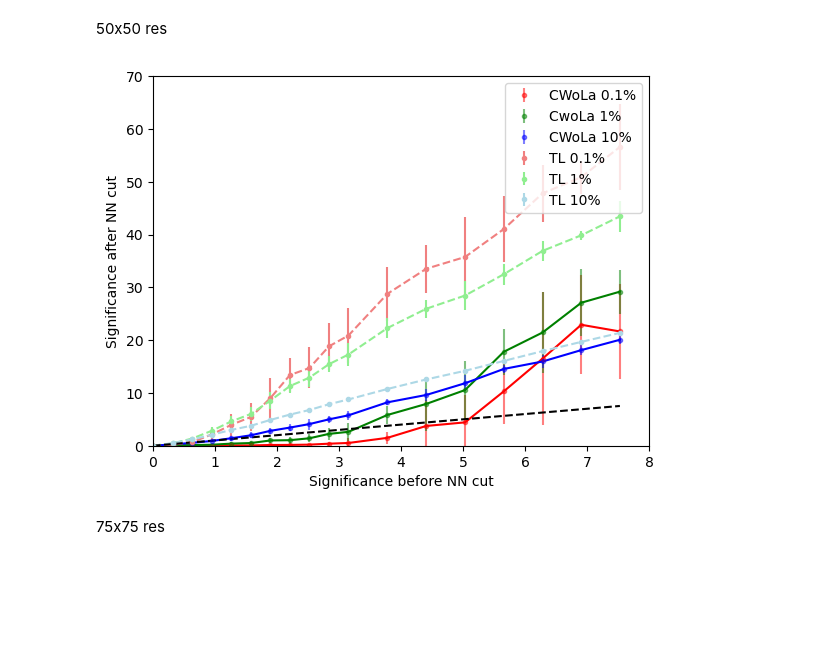
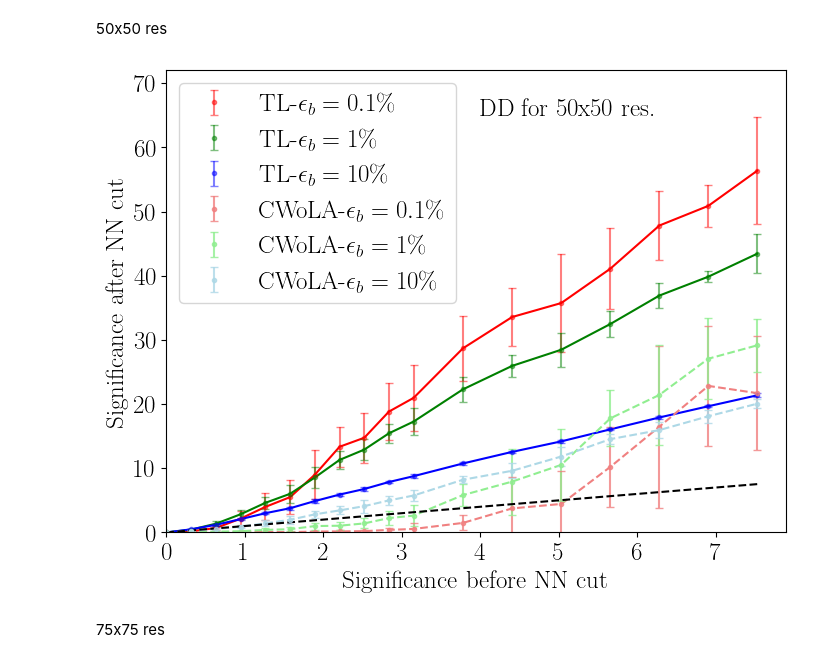
Before and after one commit to manhducnmd1/Summer_Research_CWoLa, a Jupyter notebook: Postprocess and plot for CWoLA +TL.ipynb, the cells around one changed output. Cells and saved outputs as stored; diff of their text form; code cells hidden in the pictures; blank space fills up the shorter version.

```diff
--- a/Postprocess and plot for CWoLA +TL.ipynb
+++ b/Postprocess and plot for CWoLA +TL.ipynb
@@ -342,28 +530,40 @@ plt.show()
 # %% [markdown]
 50x50 res
-# %%
-plt.errorbar(sig_before, sig_after_1_mean, yerr = sig_after_1_std, fmt = '.', c='r', label = 'CWoLa $0.1$%', alpha = 0.5)
-plt.plot(sig_before, sig_after_1_mean, c = 'r')
-plt.errorbar(sig_before, sig_after_2_mean, yerr = sig_after_2_std, fmt = '.', c = 'g', label = 'CwoLa $1$%', alpha = 0.5)
-plt.plot(sig_before, sig_after_2_mean, c = 'g')
-plt.errorbar(sig_before, sig_after_3_mean, yerr = sig_after_3_std, fmt = '.', c = 'b', label = 'CWoLa $10$%', alpha = 0.5)
-plt.plot(sig_before, sig_after_3_mean, c = 'b')
-
-plt.errorbar(sig_before, sig_after_1_mean_2, yerr = sig_after_1_std_2, fmt = '.', c='lightcoral', label = 'TL $0.1$%')
-plt.plot(sig_before, sig_after_1_mean_2, c = 'lightcoral', ls = '--')
-plt.errorbar(sig_before, sig_after_2_mean_2, yerr = sig_after_2_std_2, fmt = '.', c = 'lightgreen', label = 'TL $1$%')
-plt.plot(sig_before, sig_after_2_mean_2, c = 'lightgreen', ls = '--')
-plt.errorbar(sig_before, sig_after_3_mean_2, yerr = sig_after_3_std_2, fmt = '.', c = 'lightblue', label = 'TL $10$%')
-plt.plot(sig_before, sig_after_3_mean_2, c = 'lightblue', ls = '--')
-
-plt.plot(sig_before, sig_before, ls = '--', c = 'black')
-plt.xlabel('Significance before NN cut')
-plt.ylabel('Significance after NN cut')
-plt.legend(loc = 'upper left')
-plt.xlim(0, 8)
-plt.ylim(0, 70)
-plt.show()
-# %% [output]
-[figure, removed]
+# %%
+plt.figure(figsize=(8, 6))
+plt.errorbar(sig_before, sig_after_1_mean, yerr = sig_after_1_std,
+             fmt = '.', c='r', label = 'TL-$\epsilon_b = 0.1\%$', alpha = 0.5, capsize = 3)
+plt.plot(sig_before, sig_after_1_mean, c = 'r')
+plt.errorbar(sig_before, sig_after_2_mean, yerr = sig_after_2_std,
+             fmt = '.', c = 'g', label = 'TL-$\epsilon_b = 1\%$', alpha = 0.5, capsize = 3)
+plt.plot(sig_before, sig_after_2_mean, c = 'g')
+plt.errorbar(sig_before, sig_after_3_mean, yerr = sig_after_3_std,
+             fmt = '.', c = 'b', label = 'TL-$\epsilon_b = 10\%$', alpha = 0.5, capsize = 3)
+plt.plot(sig_before, sig_after_3_mean, c = 'b')
+
+plt.errorbar(sig_before, sig_after_1_mean_2, yerr = sig_after_1_std_2,
+             fmt = '.', c='lightcoral', label = 'CWoLA-$\epsilon_b = 0.1\%$', alpha = 0.8, capsize = 3)
+plt.plot(sig_before, sig_after_1_mean_2, c = 'lightcoral', ls = '--')
+plt.errorbar(sig_before, sig_after_2_mean_2, yerr = sig_after_2_std_2,
+             fmt = '.', c = 'lightgreen', label = 'CWoLA-$\epsilon_b = 1\%$', alpha = 0.8, capsize = 3)
+plt.plot(sig_before, sig_after_2_mean_2, c = 'lightgreen', ls = '--')
+plt.errorbar(sig_before, sig_after_3_mean_2, yerr = sig_after_3_std_2,
+             fmt = '.', c = 'lightblue', label = 'CWoLA-$\epsilon_b = 10\%$', alpha = 0.8, capsize = 3)
+plt.plot(sig_before, sig_after_3_mean_2, c = 'lightblue', ls = '--')
+
+plt.plot(sig_before, sig_before, ls = '--', c = 'black')
+
+plt.xlabel('Significance before NN cut')
+plt.ylabel('Significance after NN cut')
+plt.legend(loc = 'upper left')
+plt.yticks([0, 10, 20, 30, 40, 50, 60, 70])
+plt.xticks([0, 1, 2, 3, 4, 5, 6, 7])
+plt.text(4, 65, "DD for 50x50 res.")
+plt.xlim(0, 7.9)
+plt.ylim(0, 72)
+plt.savefig('CWoLA vs TL - 50x50 res')
+plt.show()
+# %% [output]
+[figure, added]
 # %% [markdown]
 75x75 res
```
Also changed, not shown: parts of 37 cells of this notebook.
